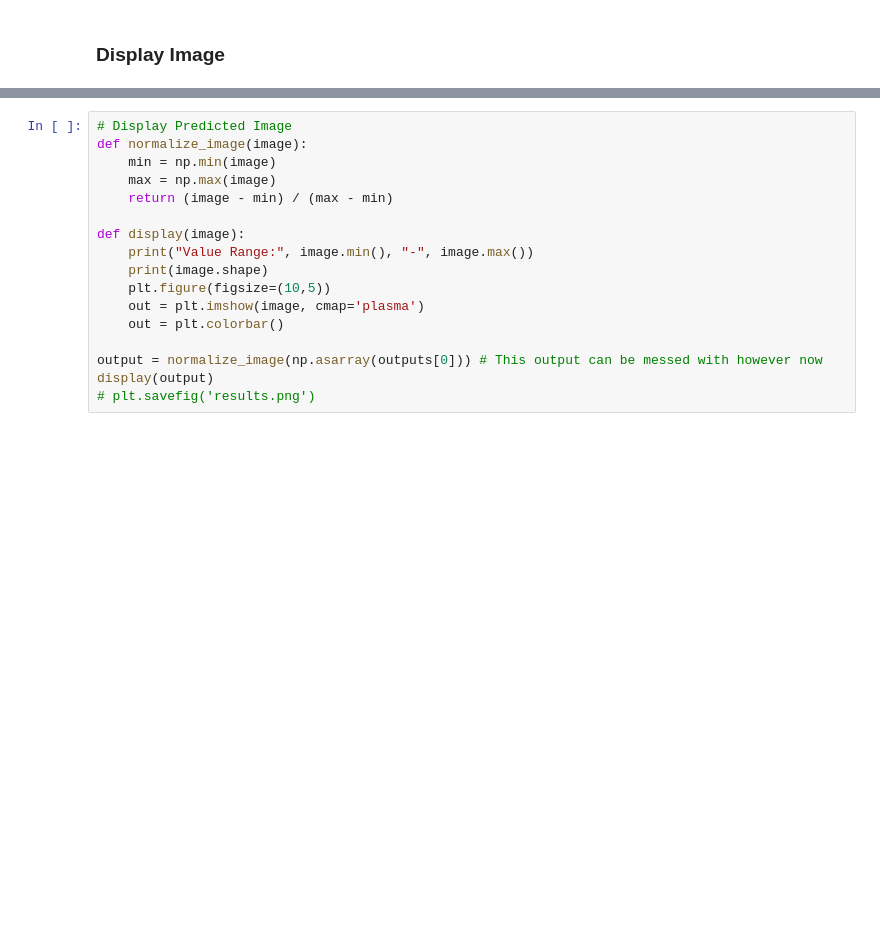
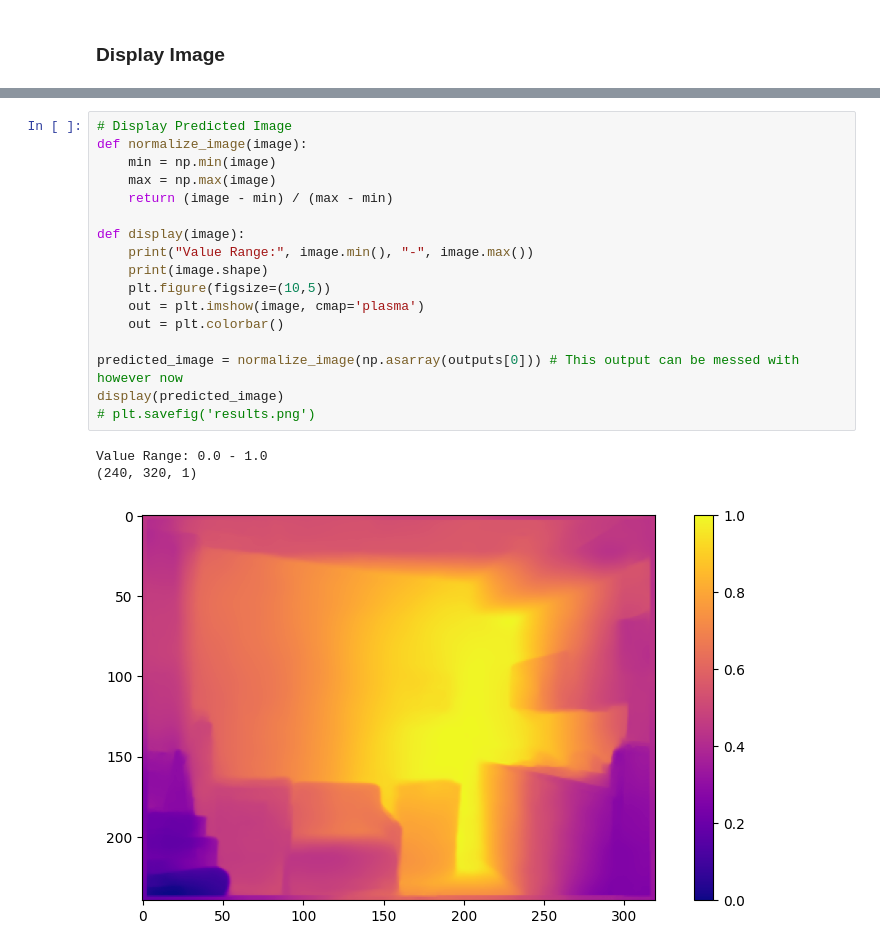
Before and after one commit to henrykaus/monocular-depth-estimation, a Jupyter notebook: notebook.ipynb, the cells around one changed output, grey strips where cells are left out. Saved outputs shown, nothing was run; the diff lists cells and outputs as text; blank space fills up the shorter version.

```diff
--- a/notebook.ipynb
+++ b/notebook.ipynb
@@ -92,19 +112,23 @@ plt.imshow(nyu_depth_image, cmap='plasma', interpolation='nearest')
 # %%
 # Display Predicted Image
 def normalize_image(image):
     min = np.min(image)
     max = np.max(image)
     return (image - min) / (max - min)
 
 def display(image):
     print("Value Range:", image.min(), "-", image.max())
     print(image.shape)
     plt.figure(figsize=(10,5))
     out = plt.imshow(image, cmap='plasma')
     out = plt.colorbar()
 
-output = normalize_image(np.asarray(outputs[0])) # This output can be messed with however now
-display(output)
+predicted_image = normalize_image(np.asarray(outputs[0])) # This output can be messed with however now
+display(predicted_image)
 # plt.savefig('results.png')
+# %% [output]
+Value Range: 0.0 - 1.0
+(240, 320, 1)
+[figure, added]
 # %%
 # Display the two images as a function between each other
```
Also changed, not shown: parts of 6 cells of this notebook.
